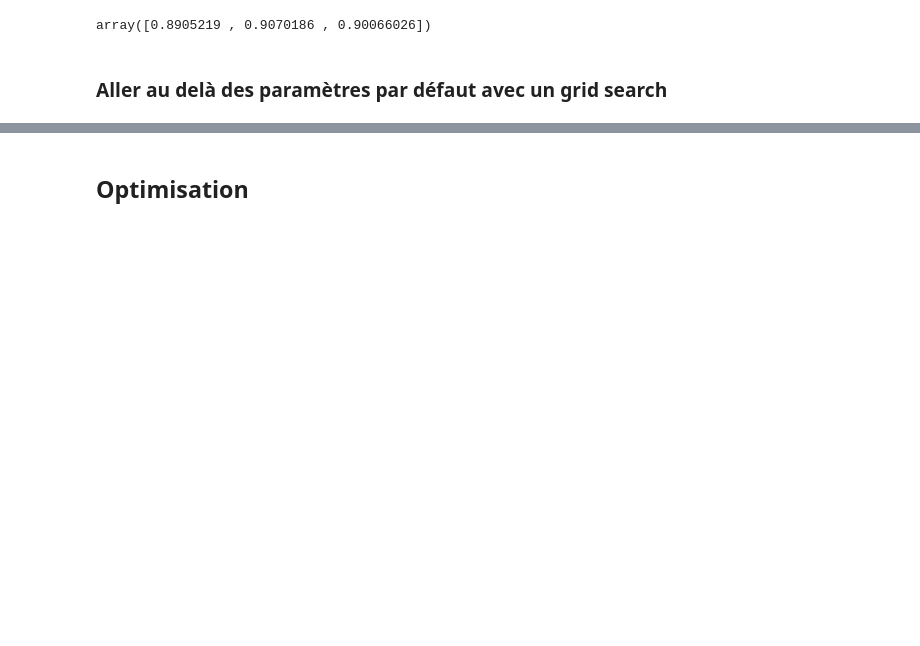
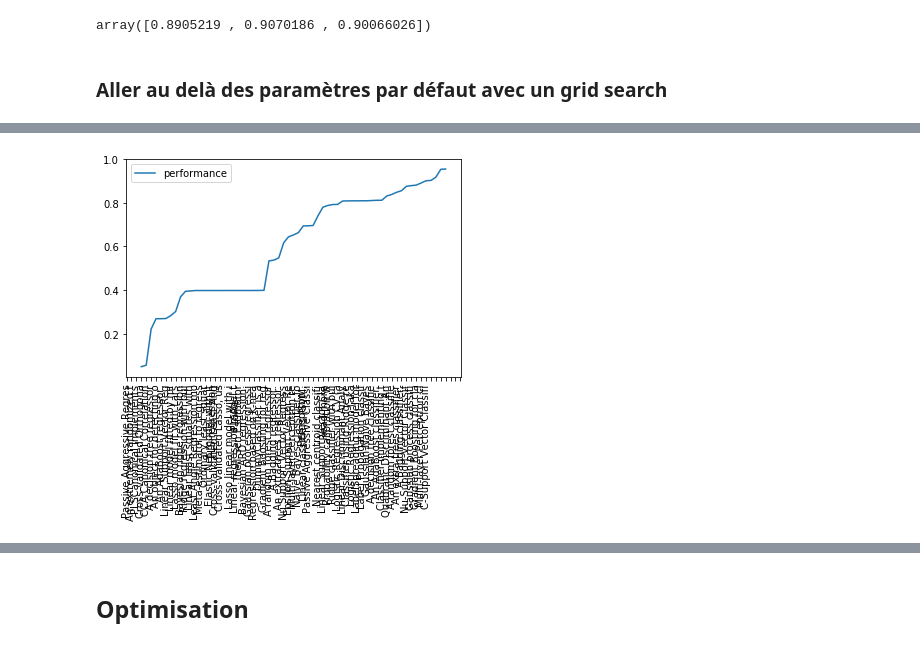
Before and after one commit to shengdaliu/EGSS-Data-Analysis, a Jupyter notebook: EGSS-Data-Analysis Shengda Liu.ipynb, the cells around one changed output, grey strips where cells are left out. Cells and saved outputs as stored; diff of their text form; code cells hidden in the pictures; blank space fills up the shorter version.

```diff
--- a/EGSS-Data-Analysis Shengda Liu.ipynb
+++ b/EGSS-Data-Analysis Shengda Liu.ipynb
@@ -118,0 +525,7 @@ print(grid.best_score_, grid.best_estimator_.score(X_test, y_test))
+# %%
+df = df.sort_values(col_name)
+ax = df.plot(rot=90, x_compat=True)
+ax.xaxis.set_ticklabels(df.index)
+ax.xaxis.set_major_locator(ticker.MultipleLocator(1))
+# %% [output]
+[figure, added]
```
Also changed, not shown: parts of 59 cells of this notebook.
